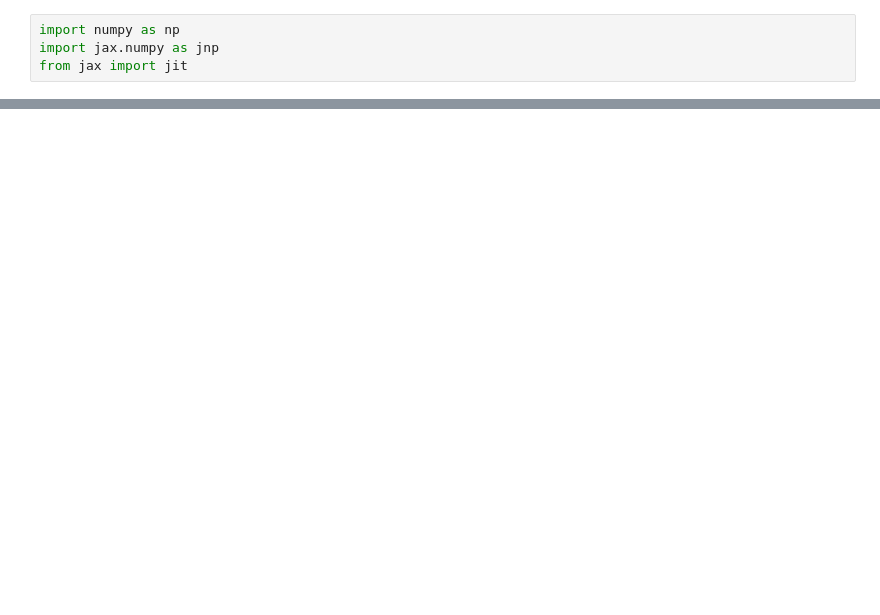
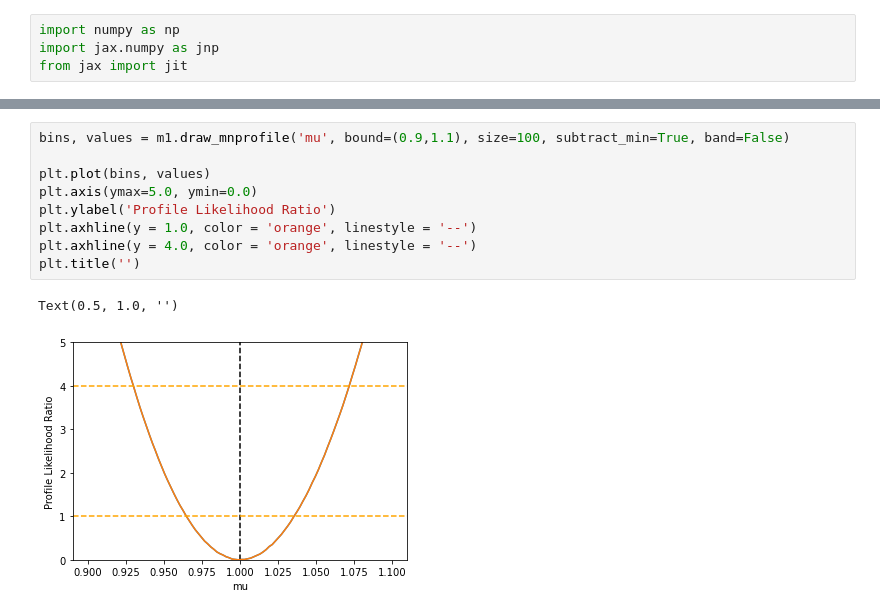
Before and after one commit to hsf-india-may2023/JAX_in_HEP, a Jupyter notebook: Exercise_2.ipynb, the cells around one changed output, grey strips where cells are left out. Drawn from its saved outputs; the diff is of its cells as text; blank space fills up the shorter version.

```diff
--- a/Exercise_2.ipynb
+++ b/Exercise_2.ipynb
@@ -104,0 +130,12 @@ m1.migrad()
+# %%
+bins, values = m1.draw_mnprofile('mu', bound=(0.9,1.1), size=100, subtract_min=True, band=False)
+
+plt.plot(bins, values)
+plt.axis(ymax=5.0, ymin=0.0)
+plt.ylabel('Profile Likelihood Ratio')
+plt.axhline(y = 1.0, color = 'orange', linestyle = '--')
+plt.axhline(y = 4.0, color = 'orange', linestyle = '--')
+plt.title('')
+# %% [output]
+Text(0.5, 1.0, '')
+[figure, added]
```
Also changed, not shown: parts of 23 cells of this notebook.
